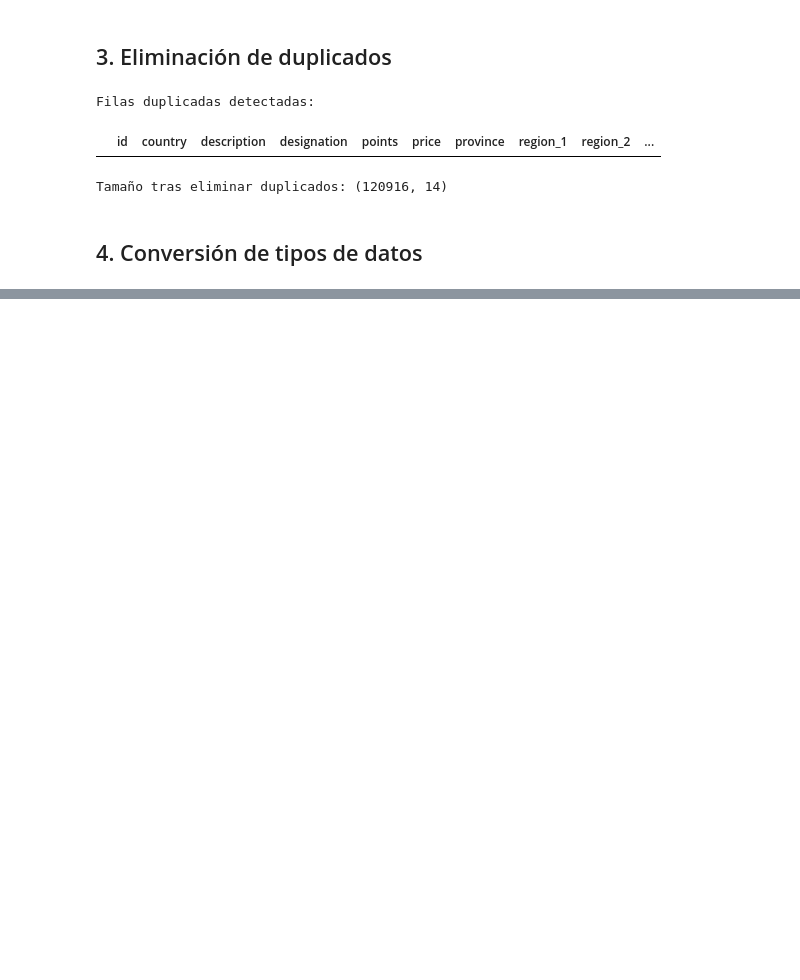
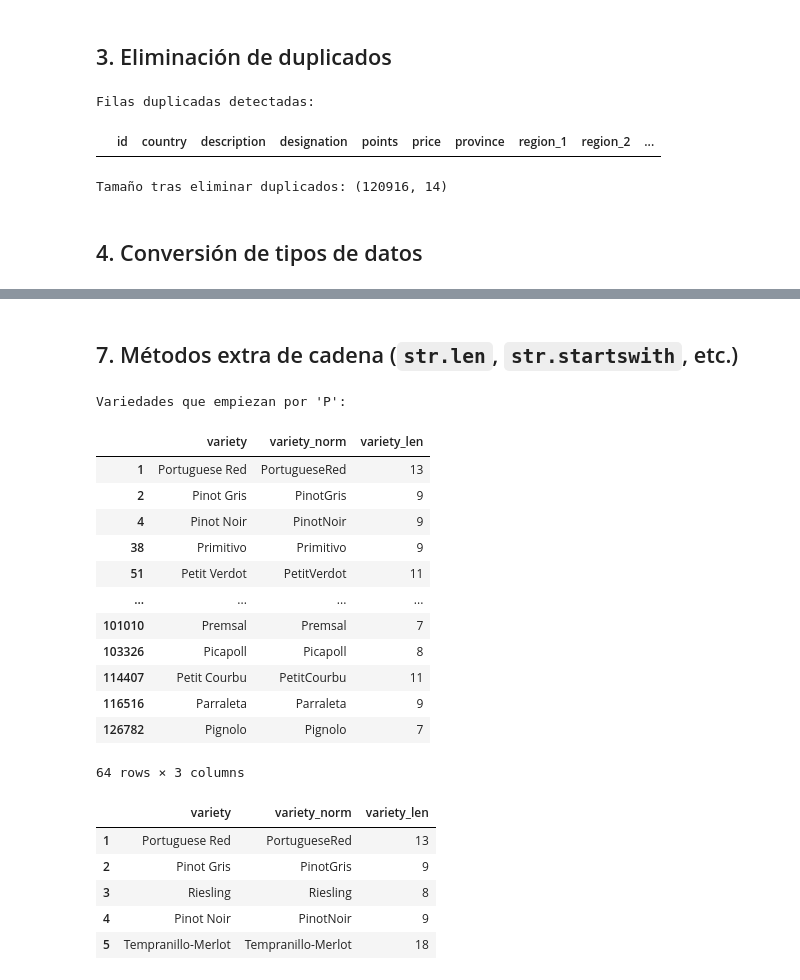
Before and after one commit to Dianathecoder/Wine-Tasting_Dataset, a Jupyter notebook: analisis.ipynb, the cells around one changed output, grey strips where cells are left out. Cells and saved outputs as stored; diff of their text form; code cells hidden in the pictures; blank space fills up the shorter version.

```diff
--- a/analisis.ipynb
+++ b/analisis.ipynb
@@ -156,0 +153,11 @@ print(mejores_espanya[['title', 'points', 'price']])
+# %%
+# Columnas vacías (todas sus filas son NaN)
+cols_vacias = df.columns[df.isna().all()].tolist()
+
+print("Columnas que se van a eliminar:", cols_vacias)
+
+# Eliminar columnas vacías
+df.dropna(axis=1, how='all', inplace=True)
+
+print("\nColumnas actuales después de eliminar:")
+print(df.columns.tolist())
@@ -156,0 +203,35 @@ print(mejores_espanya[['title', 'points', 'price']])
+# %% [markdown]
+## 7. Métodos extra de cadena (`str.len`, `str.startswith`, etc.)
+# %%
+# Longitud del nombre de la variedad normalizada
+df['variety_len'] = df['variety_norm'].str.len()
+
+# Variedades que empiezan por 'P' (por ejemplo Pinot, Petit Verdot, etc.)
+varieties_p = df[df['variety_norm'].str.startswith('P', na=False)]
+
+print("Variedades que empiezan por 'P':")
+display(varieties_p[['variety', 'variety_norm', 'variety_len']].drop_duplicates())
+
+# Mostrar algunas filas con la longitud de la variedad
+display(df[['variety', 'variety_norm', 'variety_len']].head())
+# %% [output]
+Variedades que empiezan por 'P':
+|  | variety | variety_norm | variety_len |
+| 1 | Portuguese Red | PortugueseRed | 13 |
+| 2 | Pinot Gris | PinotGris | 9 |
+| 4 | Pinot Noir | PinotNoir | 9 |
+| 38 | Primitivo | Primitivo | 9 |
+| 51 | Petit Verdot | PetitVerdot | 11 |
+| ... | ... | ... | ... |
+| 101010 | Premsal | Premsal | 7 |
+| 103326 | Picapoll | Picapoll | 8 |
+| 114407 | Petit Courbu | PetitCourbu | 11 |
+| 116516 | Parraleta | Parraleta | 9 |
+| 126782 | Pignolo | Pignolo | 7 |
+64 rows × 3 columns
+|  | variety | variety_norm | variety_len |
+| 1 | Portuguese Red | PortugueseRed | 13 |
+| 2 | Pinot Gris | PinotGris | 9 |
+| 3 | Riesling | Riesling | 8 |
+| 4 | Pinot Noir | PinotNoir | 9 |
+| 5 | Tempranillo-Merlot | Tempranillo-Merlot | 18 |
```
Also changed, not shown: parts of 13 cells of this notebook, 1 other file.
